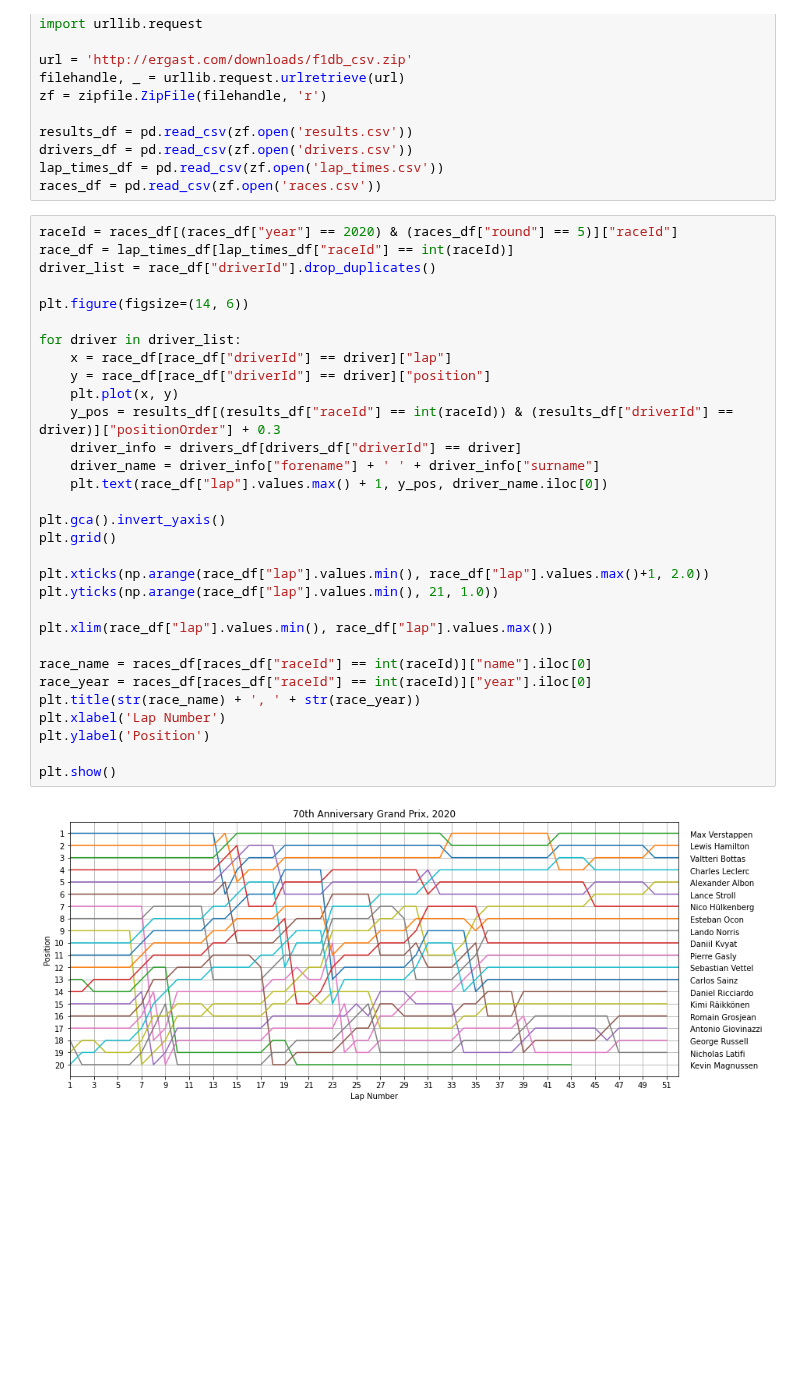
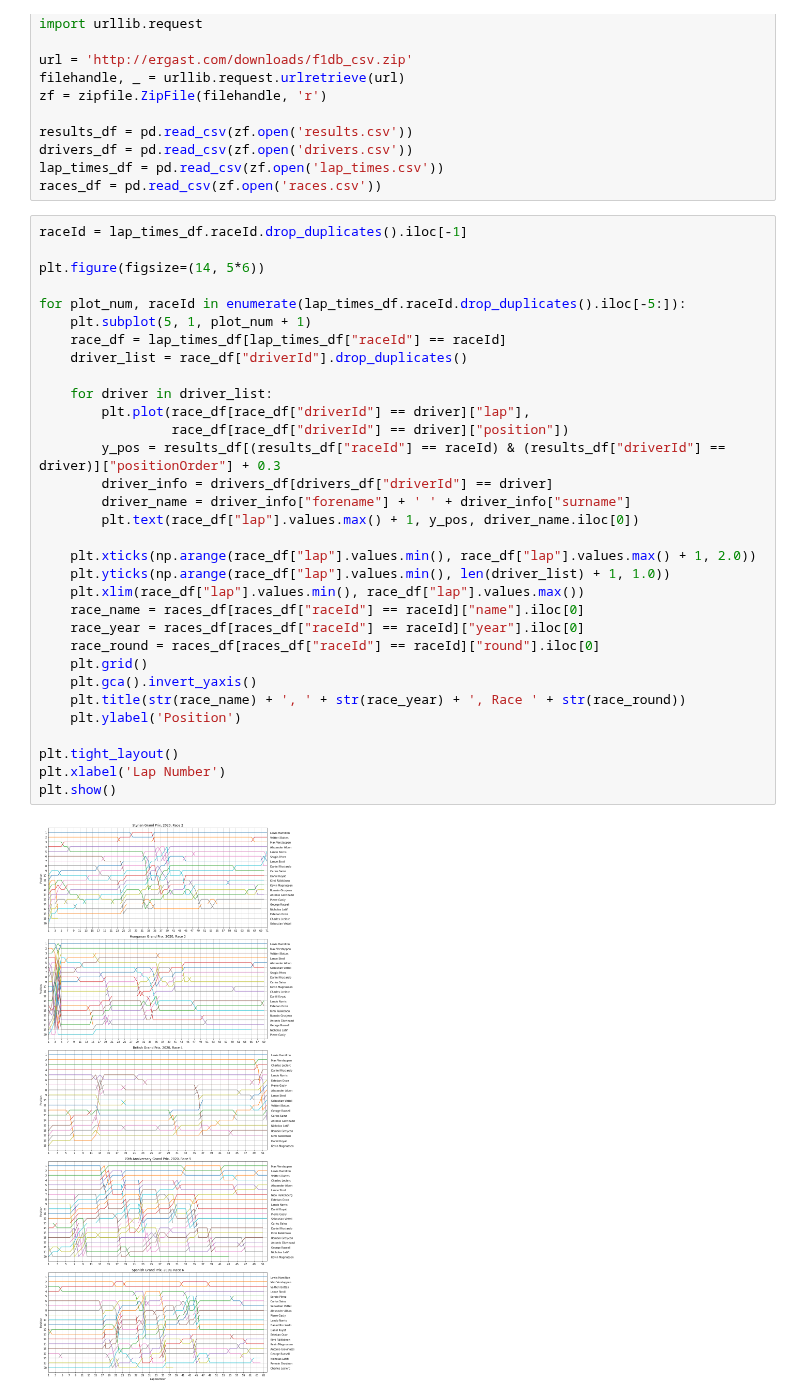
Before and after one commit to cnkndmr/formula1-data-analysis, a Jupyter notebook: src/01-position_by_lap.ipynb, the cells around one changed output. Cells and saved outputs as stored; diff of their text form; blank space fills up the shorter version.

Commit message:
Last 5 races added as subplots

```diff
--- a/src/01-position_by_lap.ipynb
+++ b/src/01-position_by_lap.ipynb
@@ -14,35 +14,36 @@ drivers_df = pd.read_csv(zf.open('drivers.csv'))
 lap_times_df = pd.read_csv(zf.open('lap_times.csv'))
 races_df = pd.read_csv(zf.open('races.csv'))
 # %%
-raceId = races_df[(races_df["year"] == 2020) & (races_df["round"] == 5)]["raceId"]
-race_df = lap_times_df[lap_times_df["raceId"] == int(raceId)]
-driver_list = race_df["driverId"].drop_duplicates()
+raceId = lap_times_df.raceId.drop_duplicates().iloc[-1]
 
-plt.figure(figsize=(14, 6))
+plt.figure(figsize=(14, 5*6))
 
-for driver in driver_list:
-    x = race_df[race_df["driverId"] == driver]["lap"]
-    y = race_df[race_df["driverId"] == driver]["position"]
-    plt.plot(x, y)
-    y_pos = results_df[(results_df["raceId"] == int(raceId)) & (results_df["driverId"] == driver)]["positionOrder"] + 0.3
-    driver_info = drivers_df[drivers_df["driverId"] == driver]
-    driver_name = driver_info["forename"] + ' ' + driver_info["surname"]
-    plt.text(race_df["lap"].values.max() + 1, y_pos, driver_name.iloc[0])
+for plot_num, raceId in enumerate(lap_times_df.raceId.drop_duplicates().iloc[-5:]):
+    plt.subplot(5, 1, plot_num + 1)
+    race_df = lap_times_df[lap_times_df["raceId"] == raceId]
+    driver_list = race_df["driverId"].drop_duplicates()
 
-plt.gca().invert_yaxis()
-plt.grid()
+    for driver in driver_list:
+        plt.plot(race_df[race_df["driverId"] == driver]["lap"],
+                 race_df[race_df["driverId"] == driver]["position"])
+        y_pos = results_df[(results_df["raceId"] == raceId) & (results_df["driverId"] == driver)]["positionOrder"] + 0.3
+        driver_info = drivers_df[drivers_df["driverId"] == driver]
+        driver_name = driver_info["forename"] + ' ' + driver_info["surname"]
+        plt.text(race_df["lap"].values.max() + 1, y_pos, driver_name.iloc[0])
 
-plt.xticks(np.arange(race_df["lap"].values.min(), race_df["lap"].values.max()+1, 2.0))
-plt.yticks(np.arange(race_df["lap"].values.min(), 21, 1.0))
+    plt.xticks(np.arange(race_df["lap"].values.min(), race_df["lap"].values.max() + 1, 2.0))
+    plt.yticks(np.arange(race_df["lap"].values.min(), len(driver_list) + 1, 1.0))
+    plt.xlim(race_df["lap"].values.min(), race_df["lap"].values.max())
+    race_name = races_df[races_df["raceId"] == raceId]["name"].iloc[0]
+    race_year = races_df[races_df["raceId"] == raceId]["year"].iloc[0]
+    race_round = races_df[races_df["raceId"] == raceId]["round"].iloc[0]
+    plt.grid()
+    plt.gca().invert_yaxis()
+    plt.title(str(race_name) + ', ' + str(race_year) + ', Race ' + str(race_round))
+    plt.ylabel('Position')
 
-plt.xlim(race_df["lap"].values.min(), race_df["lap"].values.max())
-
-race_name = races_df[races_df["raceId"] == int(raceId)]["name"].iloc[0]
-race_year = races_df[races_df["raceId"] == int(raceId)]["year"].iloc[0]
-plt.title(str(race_name) + ', ' + str(race_year))
+plt.tight_layout()
 plt.xlabel('Lap Number')
-plt.ylabel('Position')
-
 plt.show()
 # %% [output]
-[figure, old version]
+[figure, new version]
```
